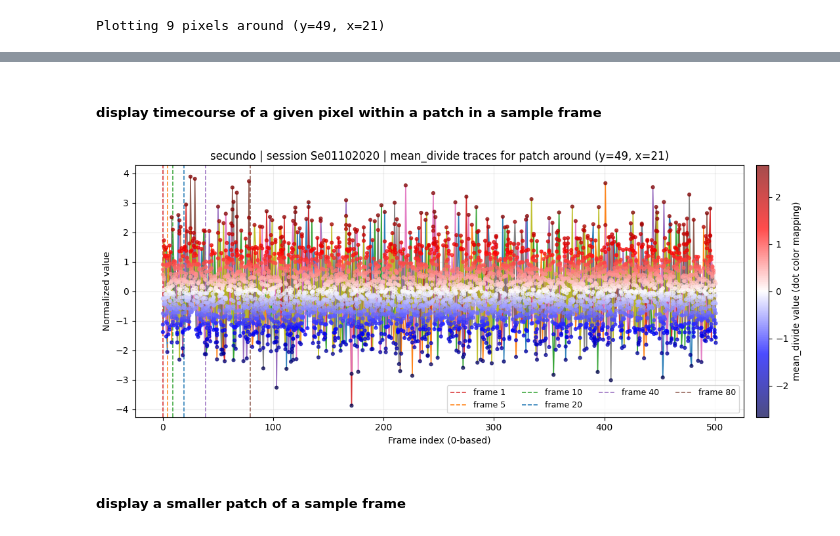
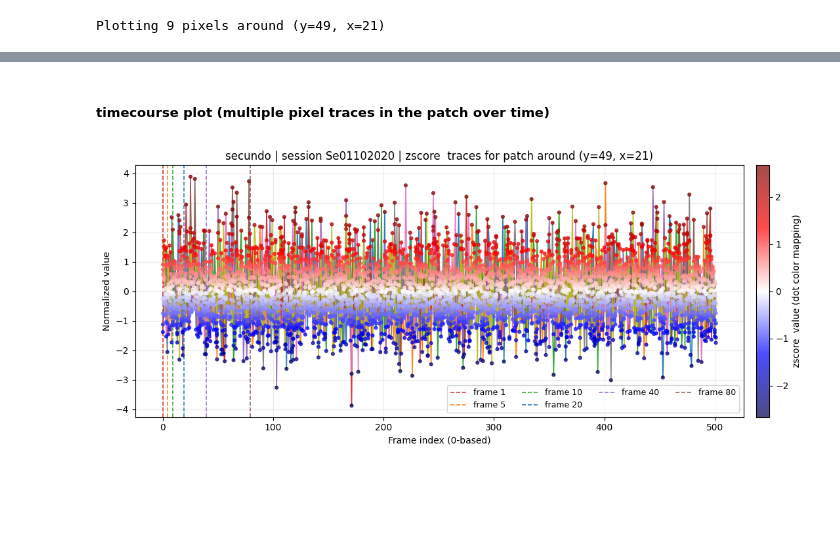
Before and after one commit to brynnhs/fUSPredict, a Jupyter notebook: code/2_exploratory_data_analysis/01_interactive_pixel_and_patch_eda.ipynb, the cells around one changed output, grey strips where cells are left out. Saved outputs shown, nothing was run; the diff lists cells and outputs as text; code cells hidden in the pictures; blank space fills up the shorter version.

```diff
--- a/code/2_exploratory_data_analysis/01_interactive_pixel_and_patch_eda.ipynb
+++ b/code/2_exploratory_data_analysis/01_interactive_pixel_and_patch_eda.ipynb
@@ -67,9 +70,6 @@ Iterates over all subjects, loads all baseline sessions from either:
 
 Prints dataset summaries (session counts, frame counts, shapes, value ranges).
 # %%
-baseline_output_dir = deriv_root / sample_subject / "baseline_only"
-baseline_sessions = hf.load_all_baseline(str(baseline_output_dir))
-
 for subject in subjects:
     data_output_dir = deriv_root / subject  # subject-specific output folder
     data_output_dir.mkdir(parents=True, exist_ok=True)
@@ -378,8 +438,6 @@ Plotting 9 pixels around (y=49, x=21)
 # %% [markdown]
-#####  display timecourse of a given pixel within a patch in a sample frame
+#####  timecourse plot (multiple pixel traces in the patch over time)
 # %%
-# plot multile pixels over time (mean_divide normalization) for a sample baseline acquisition
-
 all_patch_values = np.concatenate(
     [mean_frames[:, y, x] for (y, x) in pixel_coordinates]
 )
@@ -402,35 +460,33 @@ for pixel in pixel_coordinates:
 
 marker_frames_1based = [1, 5, 10, 20, 40, 80]
 marker_colors = [
     "tab:red",
     "tab:orange",
     "tab:green",
     "tab:blue",
     "tab:purple",
     "tab:brown",
 ]
 
 for f, c in zip(marker_frames_1based, marker_colors, strict=False):
     idxf = f - 1  # convert to 0-based index for plotting
     if 0 <= idxf < T:
         ax.axvline(
             idxf, linestyle="--", linewidth=1.2, color=c, alpha=0.9, label=f"frame {f}"
         )
 
 cbar = fig.colorbar(sc, ax=ax, fraction=0.04, pad=0.02)
-cbar.set_label("mean_divide value (dot color mapping)", rotation=90)
+cbar.set_label(f"{data_mode}  value (dot color mapping)", rotation=90)
 
 ax.set_title(
-    f"{sample_subject} | session {sample_session['session_id']} | mean_divide traces for patch around (y={center_pixel[0]}, x={center_pixel[1]})"
+    f"{sample_subject} | session {sample_session['session_id']} | {data_mode}  traces for patch around (y={center_pixel[0]}, x={center_pixel[1]})"
 )
 ax.set_xlabel("Frame index (0-based)")
 ax.set_ylabel("Normalized value")
 ax.grid(alpha=0.25)
 ax.legend(ncol=4, fontsize=9)
 fig.tight_layout()
 # pixel_trace_fig = fig
 plt.show()
 # %% [output]
-[figure, old version]
+[figure, new version]
-# %% [markdown]
-#####  display a smaller patch of a sample frame
```
Also changed, not shown: parts of 14 cells of this notebook.
